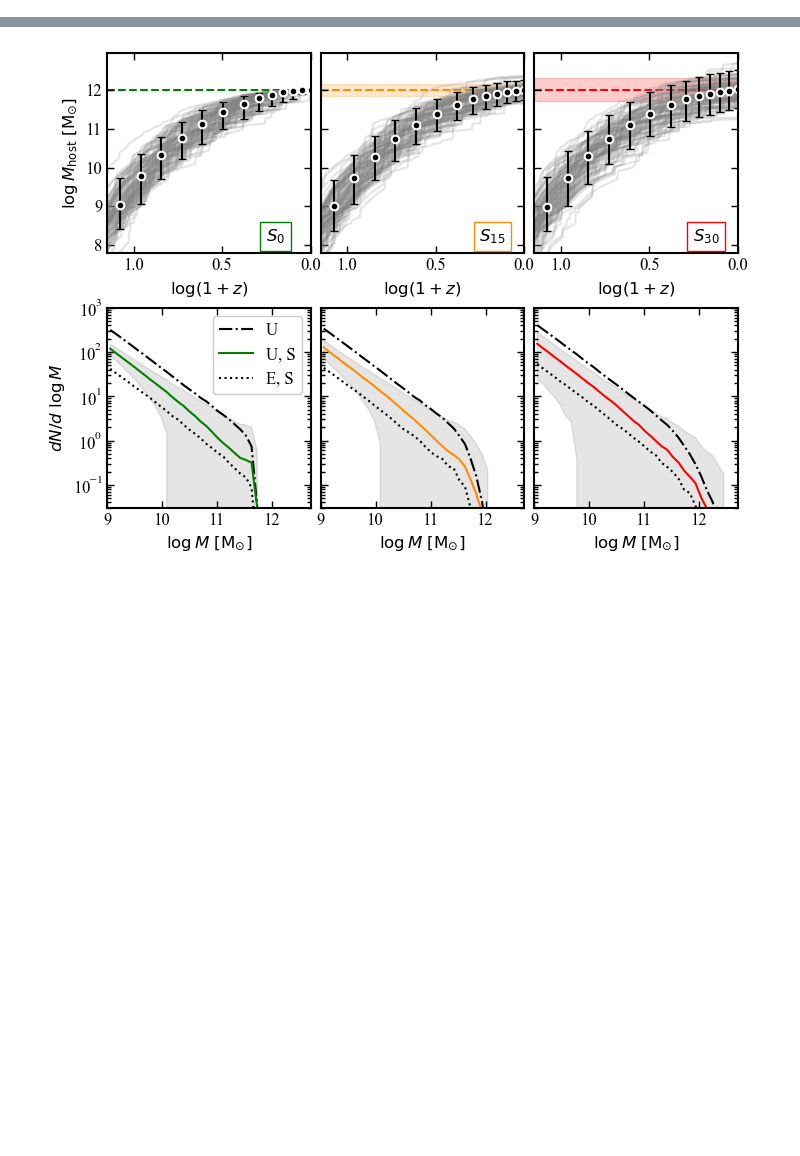
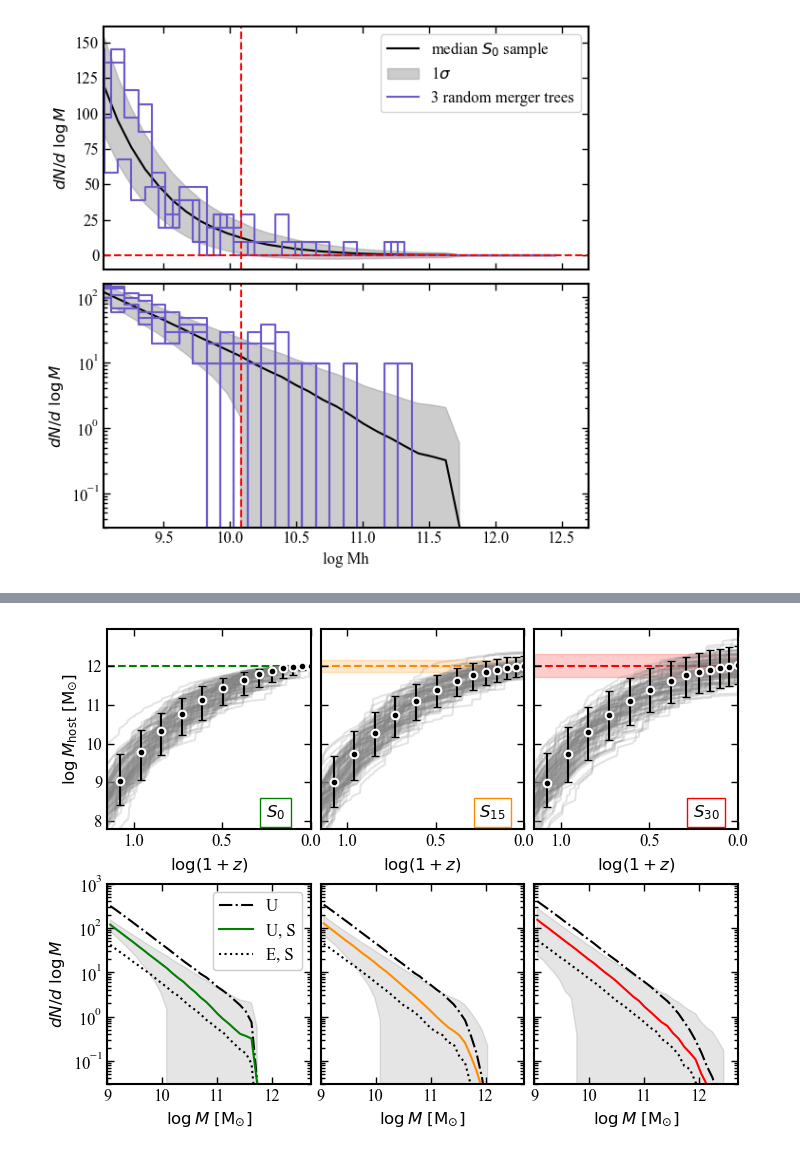
Before and after one commit to jsmonzon/SatGen, a Jupyter notebook: notebooks/paper/progenitor.ipynb, the cells around one changed output, grey strips where cells are left out. Drawn from its saved outputs; the diff is of its cells as text; code cells hidden in the pictures; blank space fills up the shorter version.

```diff
--- a/notebooks/paper/progenitor.ipynb
+++ b/notebooks/paper/progenitor.ipynb
@@ -14,7 +14,7 @@ import jsm_models
 
 from matplotlib.colors import Normalize
 # %%
-plt.style.use('../paper/paper.mplstyle')
+plt.style.use('paper.mplstyle')
 double_textwidth = 7.0 #inches
 single_textwidth = 3.5 #inches
 # %%
@@ -58,3 +58,35 @@ select = np.random.randint(0,1000,1000)
 s0_SHMF = jsm_halopull.MassMat("../../../data/MW-analog/meta_data_psi3/", save=False, plot=False, phi_res=-4, min_mass=9, max_mass=12.5, Nbins=35)
 s15_SHMF = jsm_halopull.MassMat("../../../data/cross_host/lognorm_015_psi3/", save=False, plot=False, phi_res=-4, min_mass=9, max_mass=12.5, Nbins=35)
 s30_SHMF = jsm_halopull.MassMat("../../../data/cross_host/lognorm_030_psi3/", save=False, plot=False, phi_res=-4, min_mass=9, max_mass=12.5, Nbins=35)
+# %%
+fig, axs = plt.subplots(ncols=1, nrows=2, sharex=True, figsize=(6,6))
+axs[0].plot(s0_SHMF.lgMh_bincenters, s0_SHMF.acc_surv_SHMF_werr[0], color="k", label="median $S_0$ sample")
+axs[0].fill_between(s0_SHMF.lgMh_bincenters, y1=s0_SHMF.acc_surv_SHMF_werr[0]-s0_SHMF.acc_surv_SHMF_werr[1], y2=s0_SHMF.acc_surv_SHMF_werr[0]+s0_SHMF.acc_surv_SHMF_werr[1], alpha=0.4, color="grey", label="1$\sigma$")
+for i in range(3):
+    if i ==2:
+        axs[0].step(s0_SHMF.lgMh_bincenters, s0_SHMF.acc_surv_counts[i], color="slateblue", label="3 random merger trees")
+    else:
+        axs[0].step(s0_SHMF.lgMh_bincenters, s0_SHMF.acc_surv_counts[i], color="slateblue", where="mid")
+
+axs[0].axhline(0, color="red", ls="--")
+axs[0].set_ylabel("$dN / d\ \log M$")
+axs[0].axvline(s0_SHMF.lgMh_bincenters[10], color="red", ls="--")
+
+axs[0].legend()
+
+axs[1].plot(s0_SHMF.lgMh_bincenters, s0_SHMF.acc_surv_SHMF_werr[0], color="k", label="median $S_0$ sample")
+axs[1].fill_between(s0_SHMF.lgMh_bincenters, y1=s0_SHMF.acc_surv_SHMF_werr[0]-s0_SHMF.acc_surv_SHMF_werr[1], y2=s0_SHMF.acc_surv_SHMF_werr[0]+s0_SHMF.acc_surv_SHMF_werr[1], alpha=0.4, color="grey")
+for i in range(5):
+    axs[1].step(s0_SHMF.lgMh_bincenters, s0_SHMF.acc_surv_counts[i], color="slateblue", where="mid")
+axs[1].axhline(0, color="red", ls="--")
+axs[1].set_xlabel("log Mh")
+axs[1].set_ylabel("$dN / d\ \log M$")
+
+axs[1].set_yscale("log")
+axs[1].set_ylim(0.03, 160)
+axs[1].set_xlim(9.05,12.7)
+axs[1].axvline(s0_SHMF.lgMh_bincenters[10], color="red", ls="--")
+plt.tight_layout()
+plt.show()
+# %% [output]
+[figure, added]
```
Also changed, not shown: parts of 2 cells of this notebook, 9 other files.
